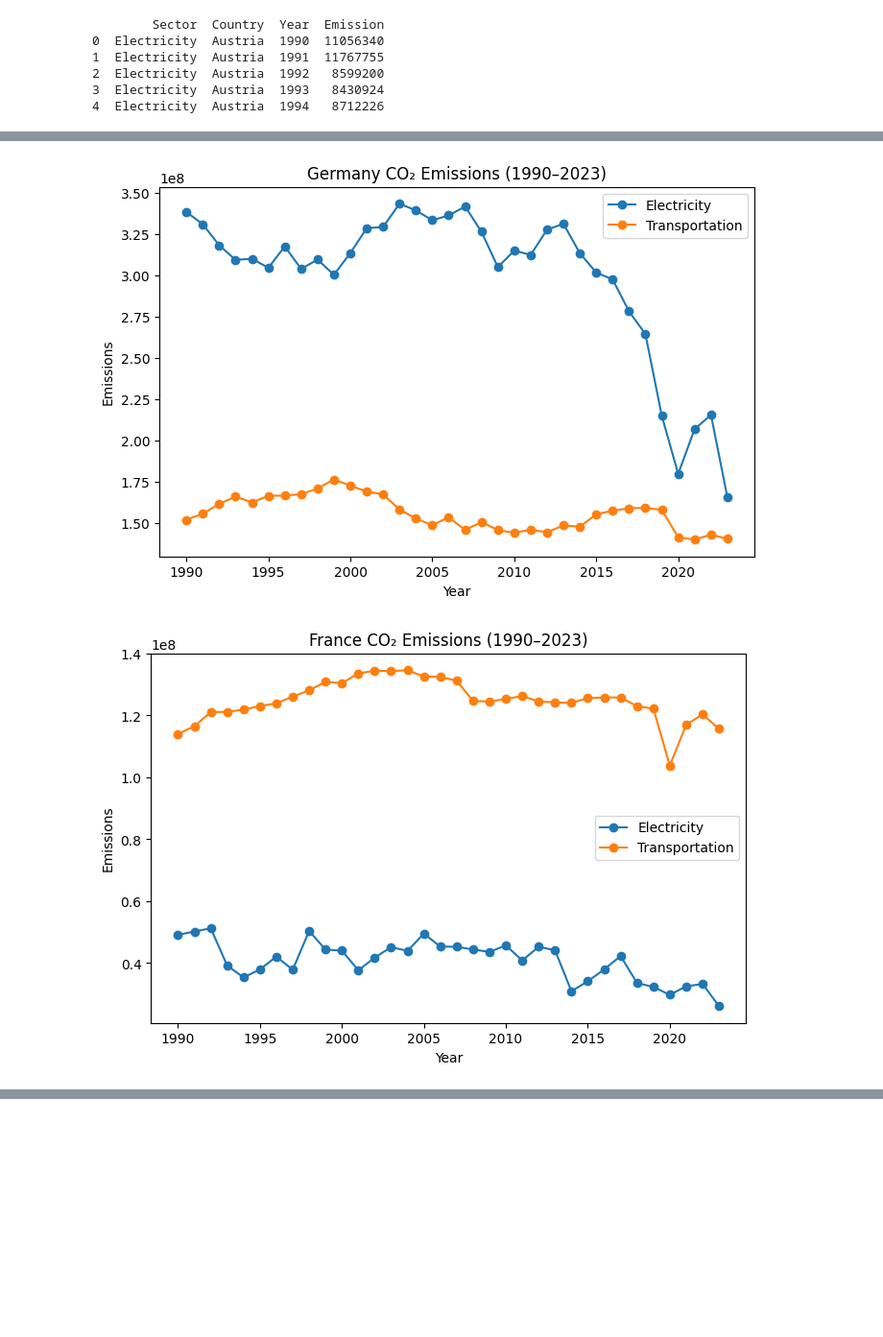
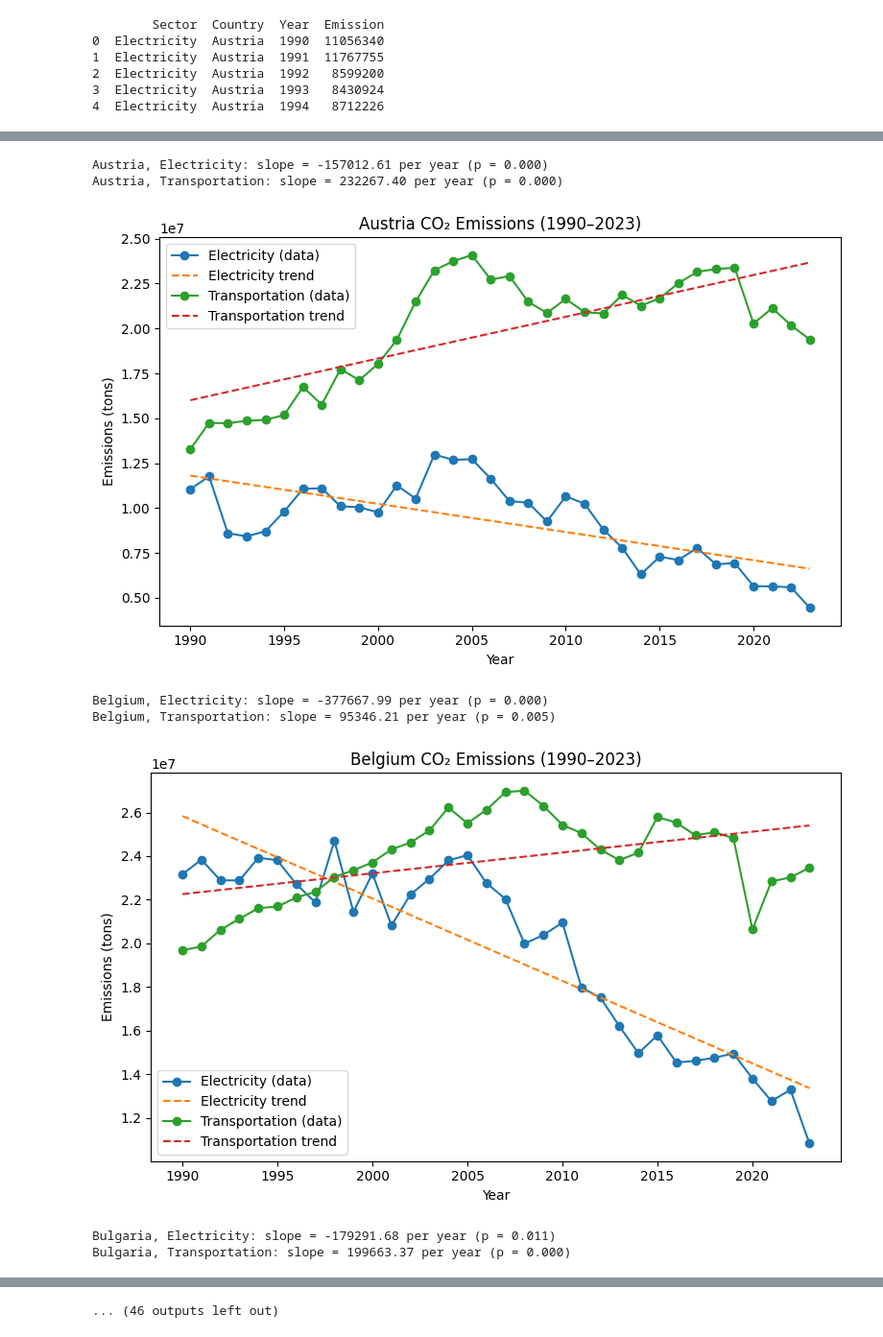
Before and after one commit to ShayHXY1017/Python-for-Public-Policy-Final-Project, a Jupyter notebook: EU_ETS.ipynb, the cells around one changed output, grey strips where cells are left out. Shown at 96% size. Saved outputs shown, nothing was run; the diff lists cells and outputs as text; code cells hidden in the pictures; blank space fills up the shorter version.

```diff
--- a/EU_ETS.ipynb
+++ b/EU_ETS.ipynb
@@ -122,7 +124,0 @@ plt.show()
-# %%
-from scipy.stats import linregress
-
-for sector in ['Electricity', 'Transportation']:
-    subset = eu[eu['Sector'] == sector]
-    res = linregress(subset['Year'], subset['Emission'])
-    print(f"{sector} slope = {res.slope:.2f} per year (p={res.pvalue:.3f})")
@@ -132,17 +136,37 @@ Transportation slope = 3295200.38 per year (p=0.000)
 # %%
-countries = ['Germany', 'France', 'Poland', 'Netherlands']
+# plot emission trend for each eu country
+excluded = ['EU-27', 'EU-25', 'EU-15']
+countries = [c for c in emission['Country'].unique() if c.upper() not in excluded]
 
 for country in countries:
     subset = emission[emission['Country'] == country]
     plt.figure(figsize=(8,5))
+
     for sector in subset['Sector'].unique():
         series = subset[subset['Sector'] == sector].sort_values('Year')
-        plt.plot(series['Year'], series['Emission'], marker='o', label=sector)
-    plt.title(f'{country} CO₂ Emissions (1990–2023)')
-    plt.xlabel('Year')
-    plt.ylabel('Emissions')
+
+        # Plot actual emission data points
+        plt.plot(series['Year'], series['Emission'], marker='o', label=f"{sector} (data)")
+
+        # ---- Add linear trend line ----
+        if len(series) >= 2:  # only fit if enough data points
+            slope, intercept, r, p, stderr = linregress(series['Year'], series['Emission'])
+            fit_line = intercept + slope * series['Year']
+            plt.plot(series['Year'], fit_line, linestyle='--', label=f"{sector} trend")
+            print(f"{country}, {sector}: slope = {slope:.2f} per year (p = {p:.3f})")
+
+    plt.title(f"{country} CO₂ Emissions (1990–2023)")
+    plt.xlabel("Year")
+    plt.ylabel("Emissions (tons)")
     plt.legend()
+    plt.tight_layout()
     plt.show()
 # %% [output]
+Austria, Electricity: slope = -157012.61 per year (p = 0.000)
+Austria, Transportation: slope = 232267.40 per year (p = 0.000)
-[figure, old version]
+[figure, new version]
+Belgium, Electricity: slope = -377667.99 per year (p = 0.000)
+Belgium, Transportation: slope = 95346.21 per year (p = 0.005)
-[figure, old version]
+[figure, new version]
+Bulgaria, Electricity: slope = -179291.68 per year (p = 0.011)
+Bulgaria, Transportation: slope = 199663.37 per year (p = 0.000)
@@ -150,0 +183 @@ for country in countries:
+... (46 outputs left out)
```
Also changed, not shown: parts of 9 cells of this notebook.
